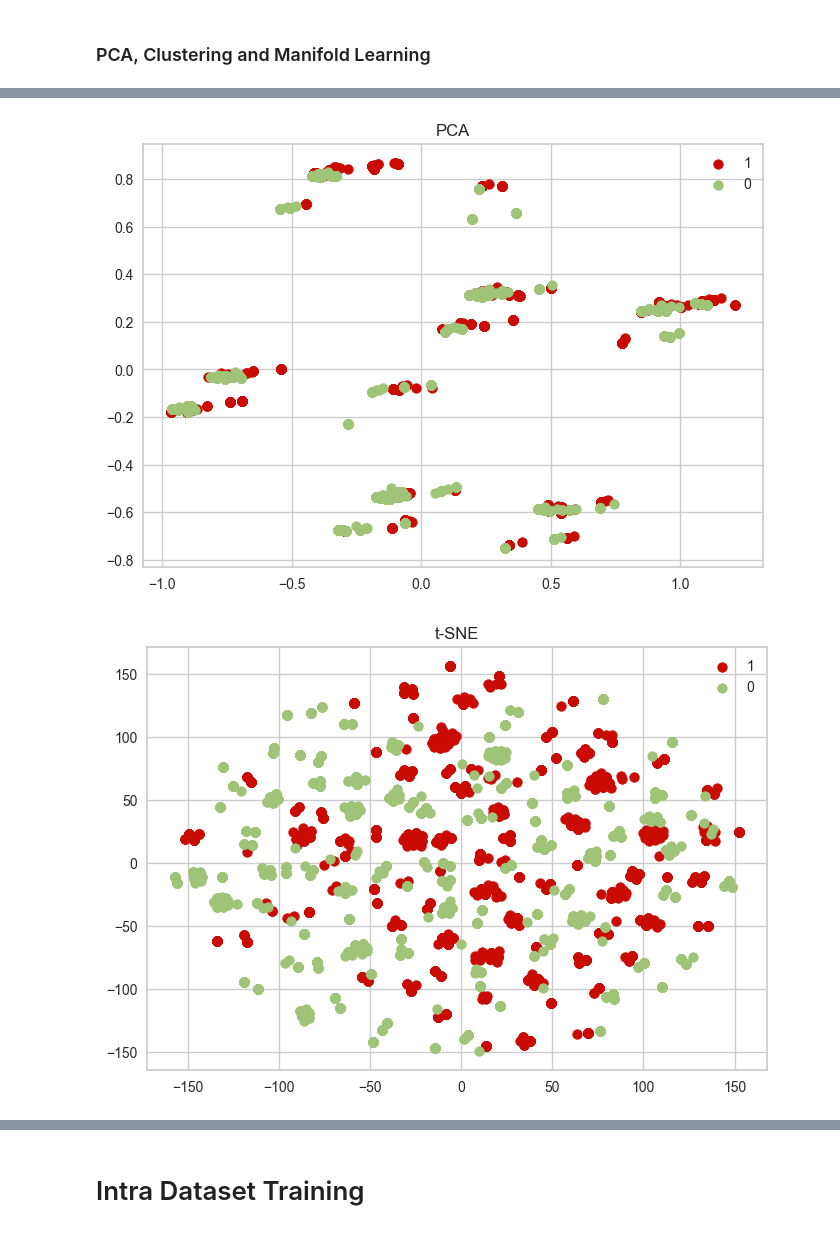
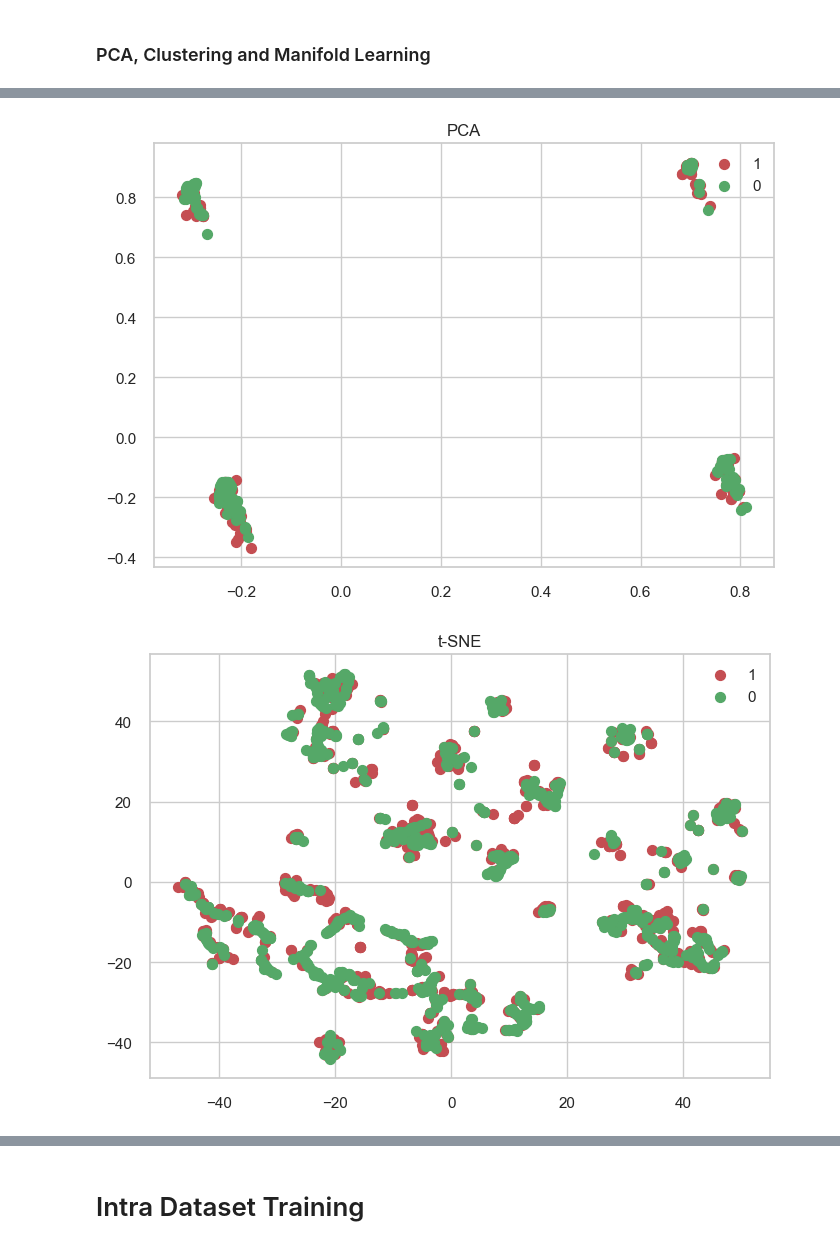
Before and after one commit to danielw-mt/copd_risk_score, a Jupyter notebook: exaggerate_harvard.ipynb, the cells around one changed output, grey strips where cells are left out. Drawn from its saved outputs; the diff is of its cells as text; code cells hidden in the pictures.

```diff
--- a/exaggerate_harvard.ipynb
+++ b/exaggerate_harvard.ipynb
@@ -243,0 +373,18 @@ visualizer.poof()           # Finalize and render the figure
+# %%
+# create a yellowbricks radviz plot for each dataset in a 2x1 grid
+from yellowbrick.features import RadViz
+
+exaggerate = pd.read_csv('exaggerate/data/harvard_cv.csv', sep=";")
+harvard = pd.read_csv('harvard/data/exaggerate_cv.csv', sep=";")
+
+# create the visualizer and draw the vectors
+fig, axs = plt.subplots(1, 2, figsize=(20, 20))
+viz = RadViz(classes=[0, 1], features=exaggerate.drop(columns=["target"]).columns, size=(600, 400), alpha=0.5, colormap='Set1', ax=axs[0])
+viz.fit(exaggerate.drop(columns=['target']), exaggerate['target'])
+viz.transform(exaggerate.drop(columns=['target']))
+
+viz = RadViz(classes=[0, 1], features=harvard.drop(columns=["target"]).columns, size=(600, 400), alpha=0.5, colormap='Set1', ax=axs[1])
+viz.fit(harvard.drop(columns=['target']), harvard['target'])
+viz.transform(harvard.drop(columns=['target']))
+
+plt.show()
@@ -248,6 +453,11 @@ visualizer.poof()           # Finalize and render the figure
 # %%
 # PCA
-features = harvard_data.drop(columns=['target'])
+from sklearn.decomposition import PCA
+from pandas import DataFrame, concat
+import numpy as np
+import matplotlib.pyplot as plt
+
+features = exaggerate.drop(columns=['target'])
 
 X = np.asarray(features)
 pca = PCA(n_components=2)
@@ -255,34 +465,34 @@ features_new = pca.fit_transform(X)
 
 targets = [1, 0]
 colors = ['r', 'g']
 
 # create a scatterplot that shows whether each point belongs to class 1 or class 0 in 'death_aecopd'
 for target, color in zip(targets,colors):
-    indicesToKeep = harvard_data['target'] == target
+    indicesToKeep = exaggerate['target'] == target
     plt.scatter(features_new[indicesToKeep, 0], features_new[indicesToKeep, 1], c = color, s = 50)
 plt.legend(targets)
 plt.title('PCA')
 plt.show()
 
 # t-SNE
 from sklearn.manifold import TSNE
 from pandas import DataFrame, concat
 
 
 X = np.asarray(features)
 tsne = TSNE(n_components=2)
 features_new = tsne.fit_transform(X)
 
 targets = [1, 0]
 colors = ['r', 'g']
 
 # create a scatterplot that shows whether each point belongs to class 1 or class 0 in 'death_aecopd'
 for target, color in zip(targets,colors):
-    indicesToKeep = harvard_data['target'] == target
+    indicesToKeep = exaggerate['target'] == target
     plt.scatter(features_new[indicesToKeep, 0], features_new[indicesToKeep, 1], c = color, s = 50)
 plt.legend(targets)
 plt.title('t-SNE')
 plt.show()
 # %% [output]
-[figure, old version]
+[figure, new version]
-[figure, old version]
+[figure, new version]
```
Also changed, not shown: parts of 27 cells of this notebook, 29 other files.
